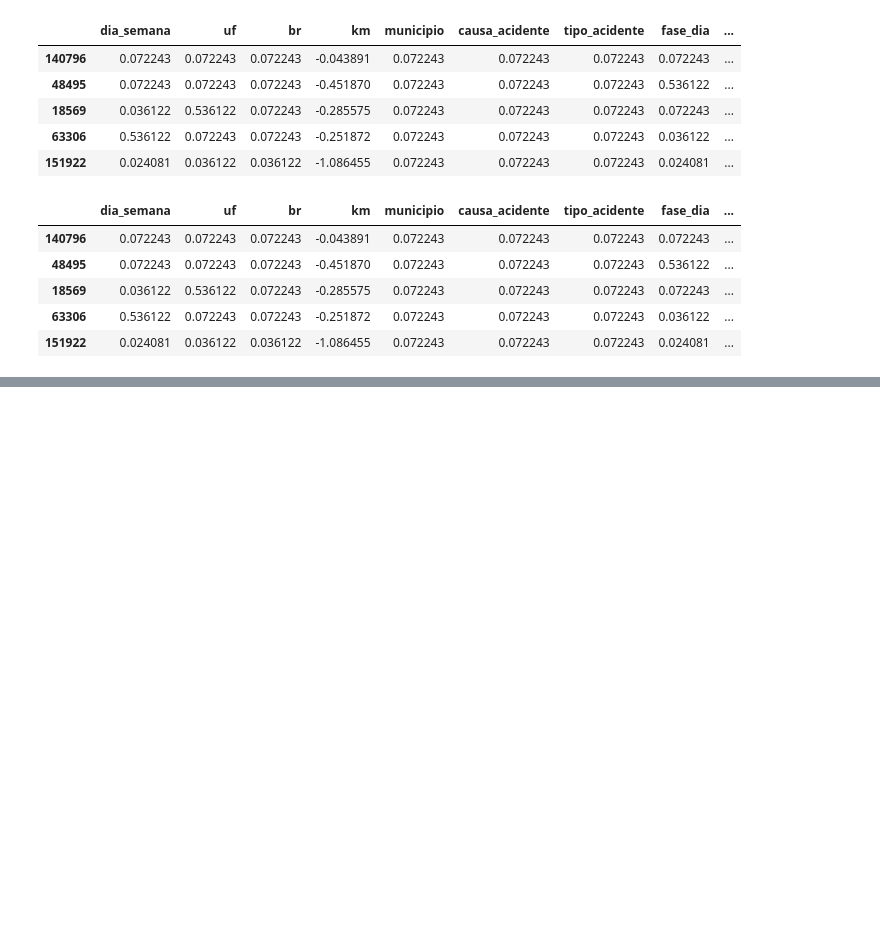
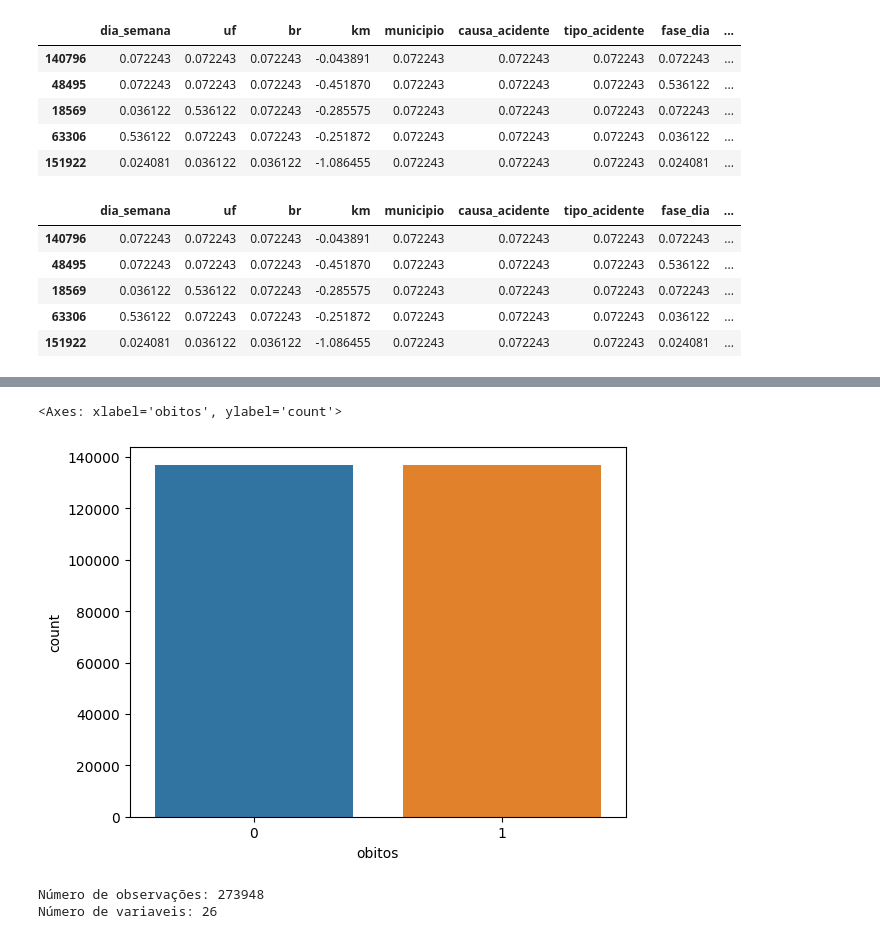
Before and after one commit to Muniz97/Data-Science---Federal-road-accidents---Brazil, a Jupyter notebook: 3 - Preprocessing/Federal_Accidents_Preprocessing.ipynb, the cells around one changed output, grey strips where cells are left out. Saved outputs shown, nothing was run; the diff lists cells and outputs as text; code cells hidden in the pictures; blank space fills up the shorter version.

```diff
--- a/3 - Preprocessing/Federal_Accidents_Preprocessing.ipynb
+++ b/3 - Preprocessing/Federal_Accidents_Preprocessing.ipynb
@@ -154,0 +148,11 @@ SelectKBest(k=8)
+# %%
+sns.countplot(data= pd.concat([x_train_smote,y_train_smote], axis = 1), x = 'obitos')
+# %% [output]
+<Axes: xlabel='obitos', ylabel='count'>
+[figure, added]
+# %%
+print(f'Número de observações: {train_smote.shape[0]}')
+print(f'Número de variaveis: {train_smote.shape[1]}')
+# %% [output]
+Número de observações: 273948
+Número de variaveis: 26
```
Also changed, not shown: parts of 20 cells of this notebook.
